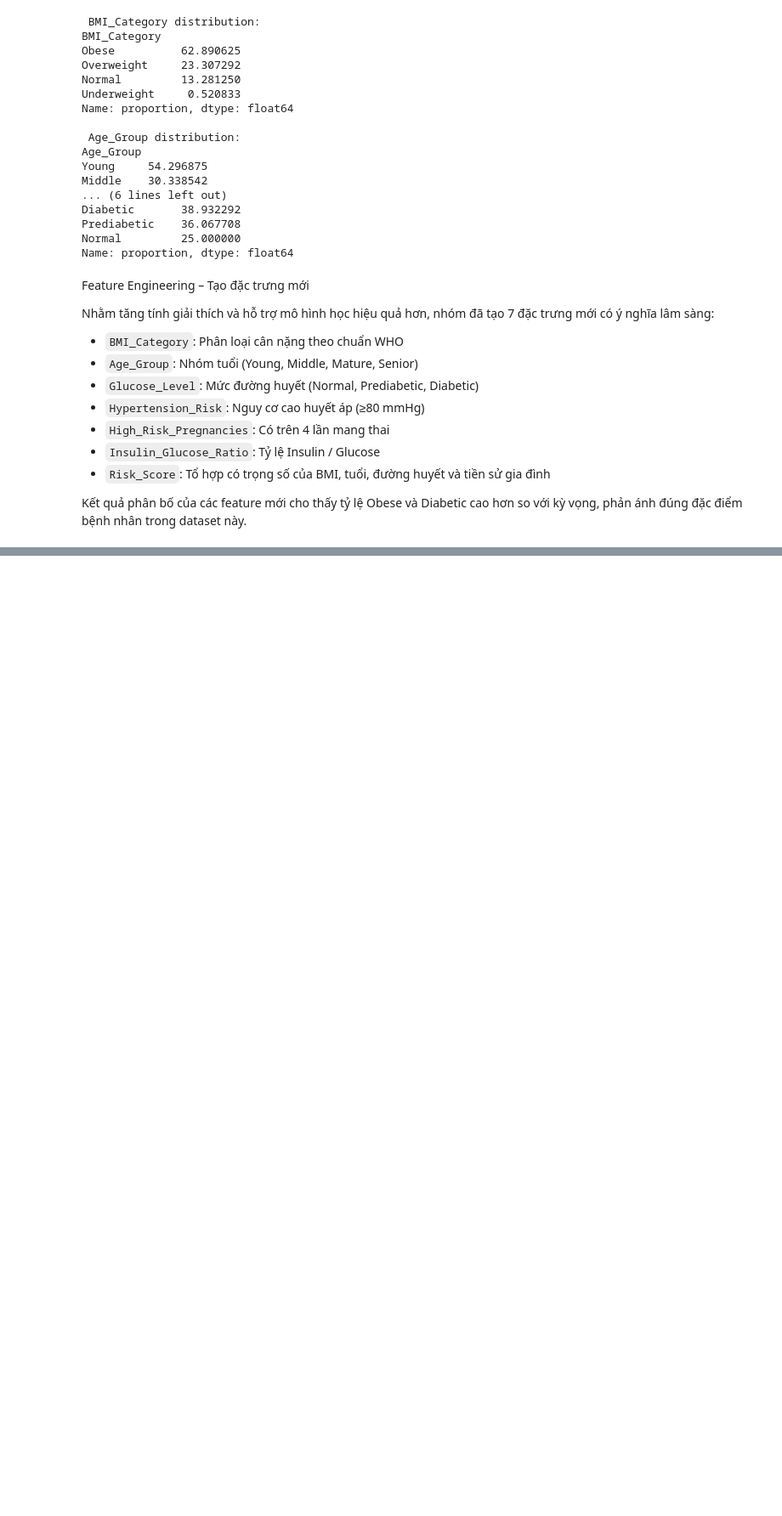
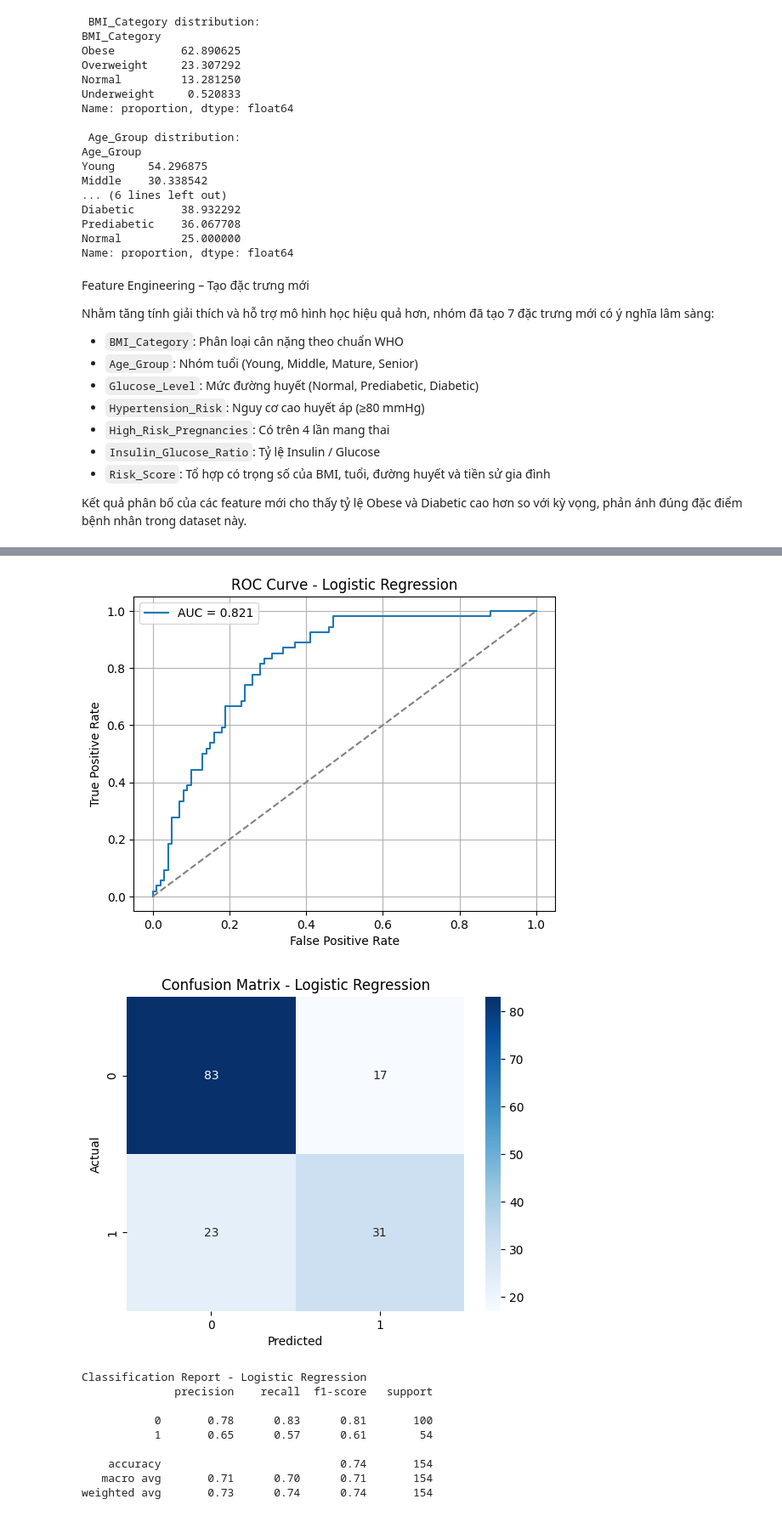
Before and after one commit to tranhoang2804/Capstone-Aptech, a Jupyter notebook: Capstone.ipynb, the cells around one changed output, grey strips where cells are left out. Shown at 85% size. Cells and saved outputs as stored; diff of their text form; code cells hidden in the pictures; blank space fills up the shorter version.

```diff
--- a/Capstone.ipynb
+++ b/Capstone.ipynb
@@ -575,0 +582,3 @@ Top feature scores:
+# %%
+top_features = feature_scores['Feature'].head(6).tolist()
+X_selected = X[top_features]
@@ -575,0 +645,11 @@ Top feature scores:
+# %%
+# Dự đoán trên tập test
+y_pred = model.predict(X_test)
+
+# Đánh giá
+print("Accuracy:", accuracy_score(y_test, y_pred))
+print("\nClassification Report:")
+print(classification_report(y_test, y_pred))
+
+print("\nConfusion Matrix:")
+print(confusion_matrix(y_test, y_pred))
@@ -575,0 +794,41 @@ Top feature scores:
+# %%
+# Tính xác suất (probability) dự đoán
+y_prob_logreg = model.predict_proba(X_test)[:, 1]
+
+# Vẽ ROC Curve
+fpr, tpr, _ = roc_curve(y_test, y_prob_logreg)
+auc_score = roc_auc_score(y_test, y_prob_logreg)
+
+plt.figure()
+plt.plot(fpr, tpr, label=f"AUC = {auc_score:.3f}")
+plt.plot([0, 1], [0, 1], linestyle='--', color='gray')
+plt.xlabel("False Positive Rate")
+plt.ylabel("True Positive Rate")
+plt.title("ROC Curve - Logistic Regression")
+plt.legend()
+plt.grid()
+plt.show()
+
+# Confusion Matrix
+plt.figure()
+sns.heatmap(confusion_matrix(y_test, y_pred), annot=True, fmt='d', cmap='Blues')
+plt.title("Confusion Matrix - Logistic Regression")
+plt.xlabel("Predicted")
+plt.ylabel("Actual")
+plt.show()
+
+# Classification Report
+print("Classification Report - Logistic Regression")
+print(classification_report(y_test, y_pred))
+# %% [output]
+[figure, added]
+[figure, added]
+Classification Report - Logistic Regression
+              precision    recall  f1-score   support
+
+           0       0.78      0.83      0.81       100
+           1       0.65      0.57      0.61        54
+
+    accuracy                           0.74       154
+   macro avg       0.71      0.70      0.71       154
+weighted avg       0.73      0.74      0.74       154
```
Also changed, not shown: parts of 22 cells of this notebook.
